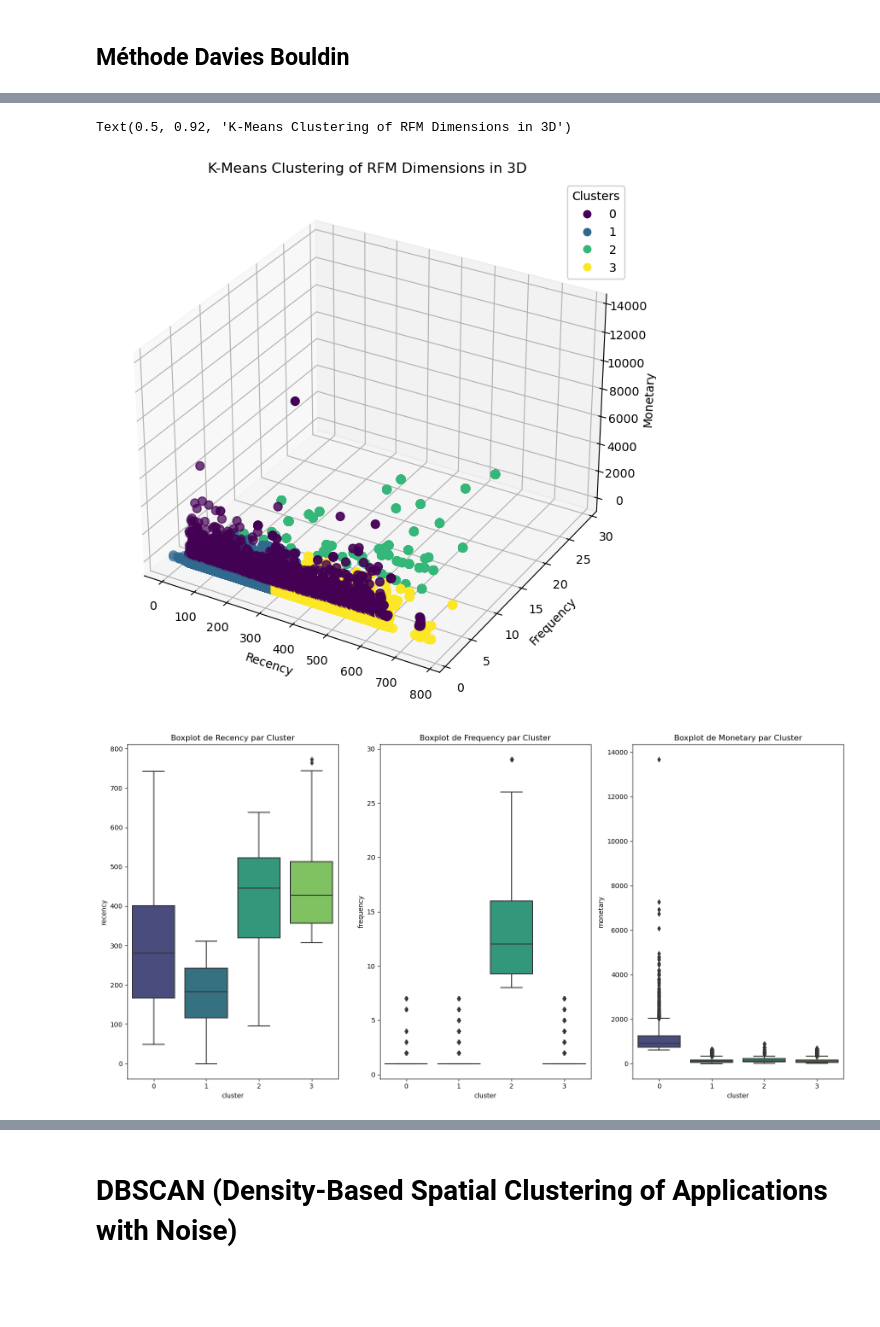
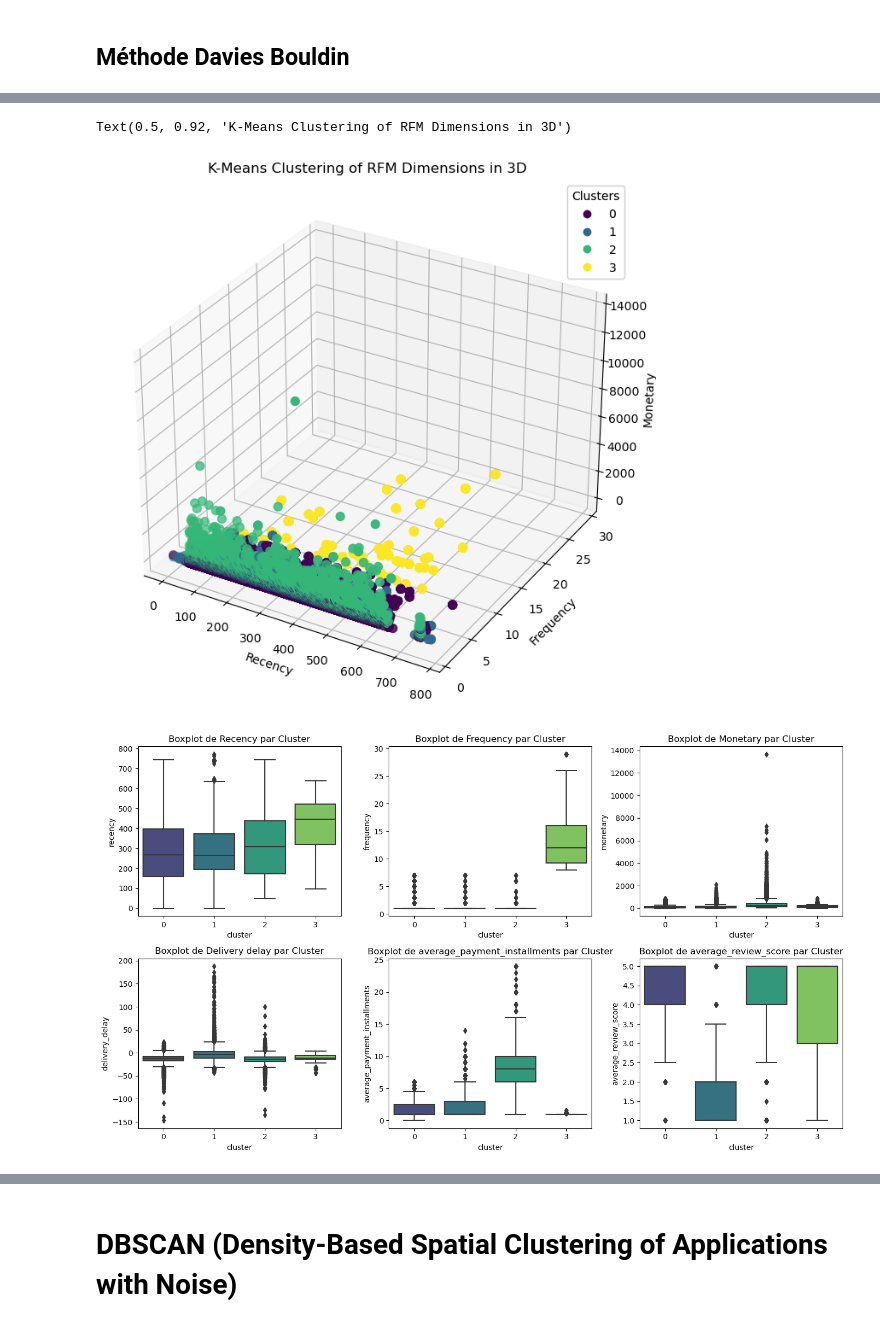
Before and after one commit to Tarek-D/P5-Unsupervised-Learning, a Jupyter notebook: unsupervised-learning.ipynb, the cells around one changed output, grey strips where cells are left out. Saved outputs shown, nothing was run; the diff lists cells and outputs as text; code cells hidden in the pictures; blank space fills up the shorter version.

```diff
--- a/unsupervised-learning.ipynb
+++ b/unsupervised-learning.ipynb
@@ -68,7 +69,7 @@ print(features)
 # %% [markdown]
 # RFM Data
 # %%
-rfm_data = rfm_df[['recency', 'frequency', 'monetary']]
+rfm_data = rfm_df[['recency', 'frequency', 'monetary', 'delivery_delay', 'average_payment_installments', 'average_review_score']]
 # Standardize the data
 scaler = StandardScaler()
 rfm_scaled = scaler.fit_transform(rfm_data)
@@ -187,28 +188,43 @@ ax.set_zlabel('Monetary')
 ax.set_title('K-Means Clustering of RFM Dimensions in 3D')
 # %% [output]
 Text(0.5, 0.92, 'K-Means Clustering of RFM Dimensions in 3D')
-[figure, old version]
+[figure, new version]
 # %%
 # Boxplots pour 'recency', 'frequency', 'monetary' en fonction de chaque cluster
-plt.figure(figsize=(16, 8))
+plt.figure(figsize=(14, 8))
 
 # Boxplot pour 'recency'
-plt.subplot(1, 3, 1)
+plt.subplot(2, 3, 1)
 sns.boxplot(x='cluster', y='recency', data=rfm_df, palette='viridis')
 plt.title('Boxplot de Recency par Cluster')
 
 # Boxplot pour 'frequency'
-plt.subplot(1, 3, 2)
+plt.subplot(2, 3, 2)
 sns.boxplot(x='cluster', y='frequency', data=rfm_df, palette='viridis')
 plt.title('Boxplot de Frequency par Cluster')
 
 # Boxplot pour 'monetary'
-plt.subplot(1, 3, 3)
+plt.subplot(2, 3, 3)
 sns.boxplot(x='cluster', y='monetary', data=rfm_df, palette='viridis')
 plt.title('Boxplot de Monetary par Cluster')
 
+# Boxplot pour 'Delivery_delay'
+plt.subplot(2, 3, 4)
+sns.boxplot(x='cluster', y='delivery_delay', data=rfm_df, palette='viridis')
+plt.title('Boxplot de Delivery delay par Cluster')
+
+# Boxplot pour 'average_payment_installments'
+plt.subplot(2, 3, 5)
+sns.boxplot(x='cluster', y='average_payment_installments', data=rfm_df, palette='viridis')
+plt.title('Boxplot de average_payment_installments par Cluster')
+
+# Boxplot pour 'average_review_score'
+plt.subplot(2, 3, 6)
+sns.boxplot(x='cluster', y='average_review_score', data=rfm_df, palette='viridis')
+plt.title('Boxplot de average_review_score par Cluster')
+
 plt.tight_layout()
 plt.show()
 # %% [output]
-[figure, old version]
+[figure, new version]
 # %% [markdown]
```
Also changed, not shown: parts of 13 cells of this notebook, 3 other files.
